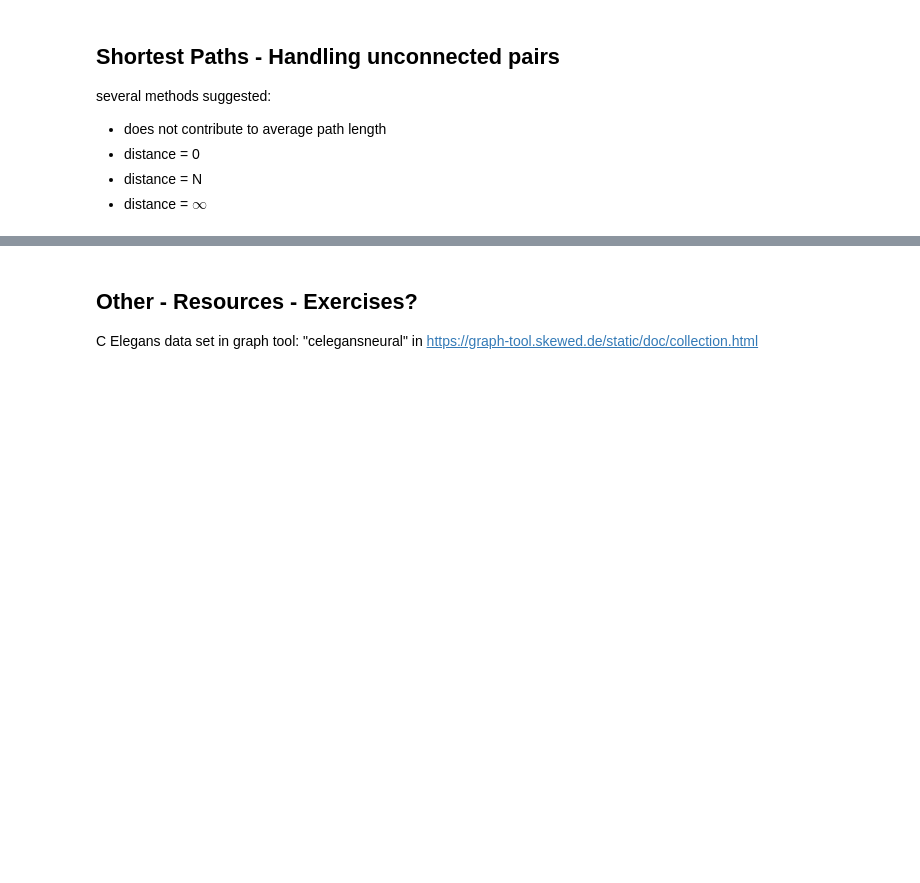
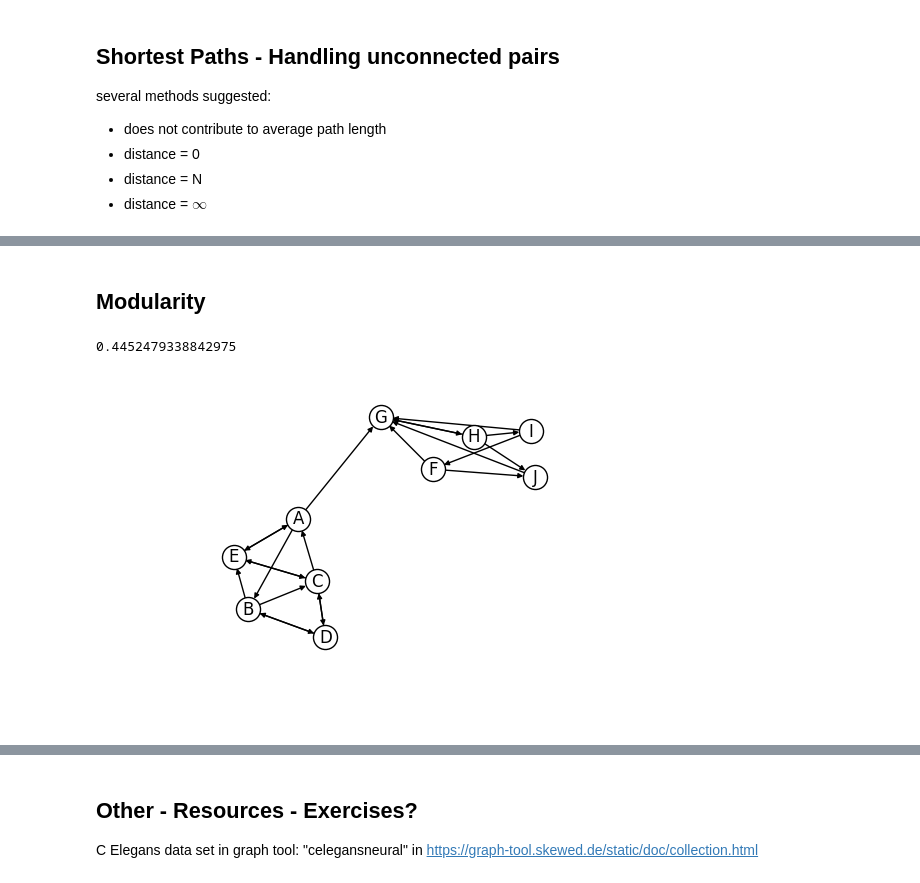
Before and after one commit to felix11h/network-measures-lecture_spp-workshop-18, a Jupyter notebook: network_analysis.ipynb, the cells around one changed output, grey strips where cells are left out. Cells and saved outputs as stored; diff of their text form; code cells hidden in the pictures; blank space fills up the shorter version.

```diff
--- a/network_analysis.ipynb
+++ b/network_analysis.ipynb
@@ -520,0 +585,28 @@ state = gt.minimize_blockmodel_dl(g)
+# %% [markdown]
+## Modularity
+# %%
+def map_to_vertex(id_list):
+    gid = g.vertex_properties['id']
+    map_dict = {}
+    for v in g.vertices():
+        map_dict[int(v)]=gid[v]
+
+    vertices_ids = []
+    for idx in id_list:
+        for key, item in map_dict.items():
+            if idx == item:
+                vertices_ids.append(key)
+    return [g.vertex(i) for i in vertices_ids]
+# %%
+g = simple_graph1()
+prt1 = g.new_vertex_property('int32_t')
+
+for v in map_to_vertex(['A', 'B', 'C', 'D', 'E']):
+    prt1[v]=0
+for v in map_to_vertex(['F', 'G', 'H', 'I','J']):
+    prt1[v]=1
+
+gt.modularity(g,prt1)
+# %% [output]
+0.4452479338842975
+[figure, added]
```
Also changed, not shown: parts of 34 cells of this notebook.
